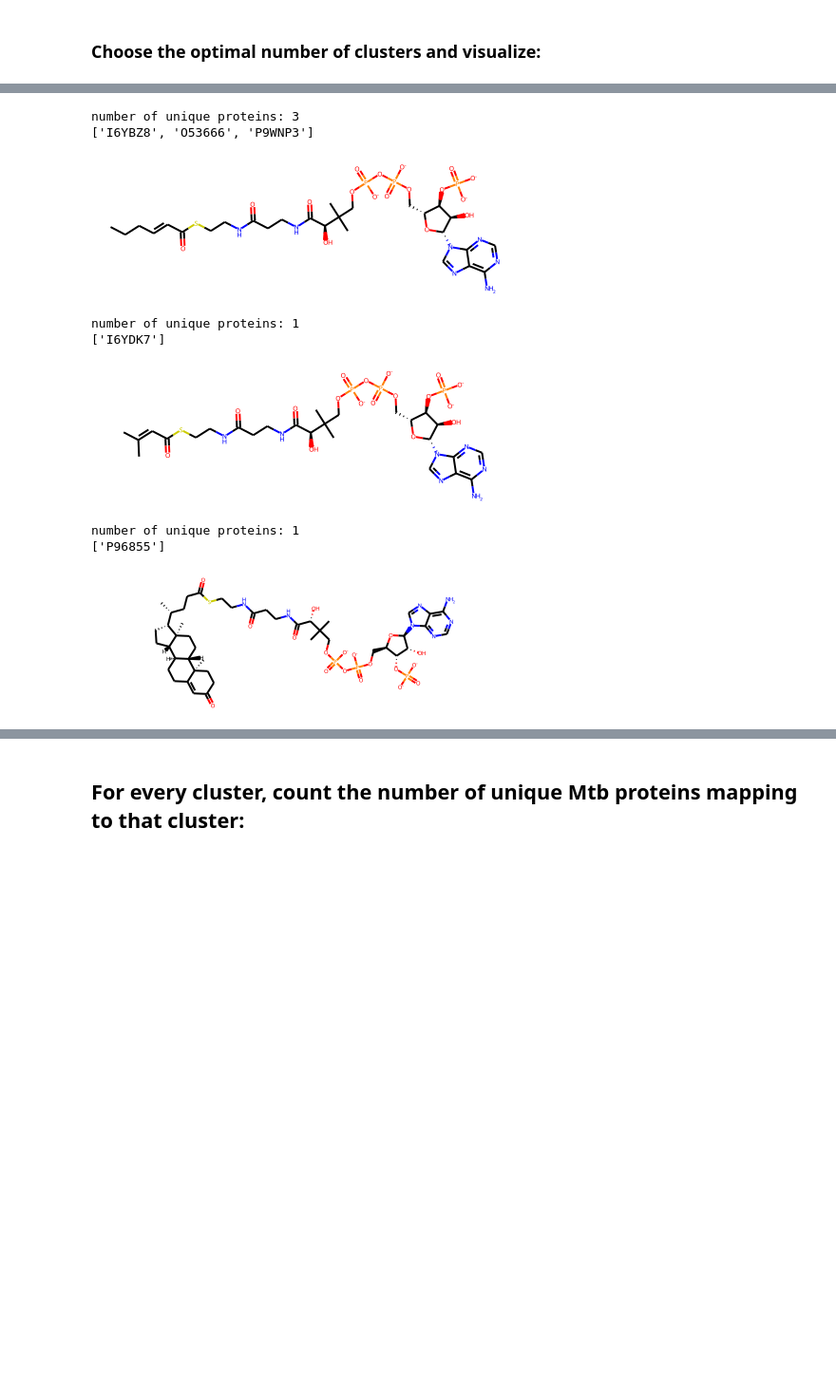
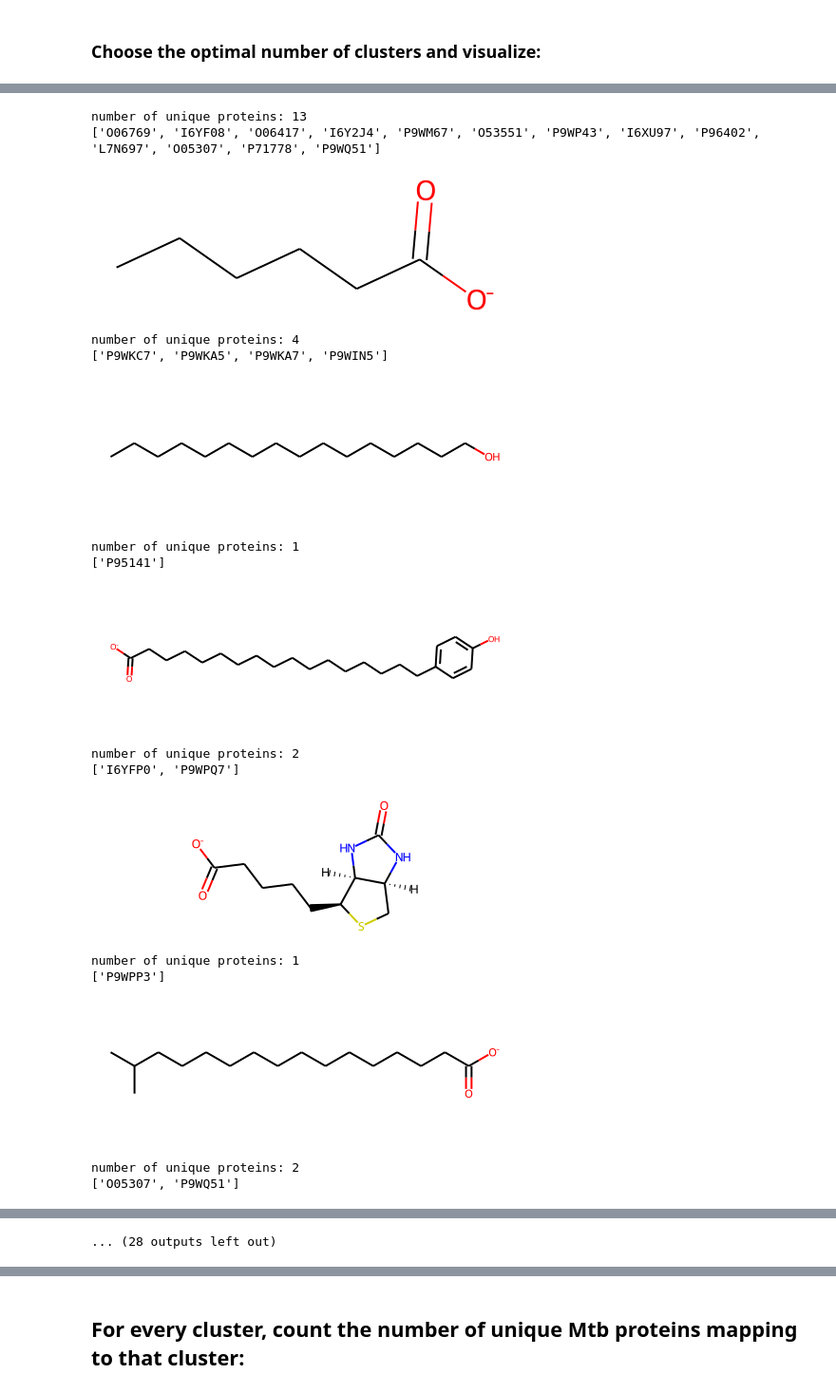
Before and after one commit to ajinich/mtb_tn_db, a Jupyter notebook: ml-standardised_data/smiles_clustering_vis.ipynb, the cells around one changed output, grey strips where cells are left out. Shown: that part at 95% size. Drawn from its saved outputs; the diff is of its cells as text; code cells hidden in the pictures; blank space fills up the shorter version.

```diff
--- a/ml-standardised_data/smiles_clustering_vis.ipynb
+++ b/ml-standardised_data/smiles_clustering_vis.ipynb
@@ -147,7 +146,8 @@ array(['A0A089QRB9', 'I6XD69', 'I6YG46', 'O06334', 'O06335', 'O50408',
 # %%
 h_id = 'CHEBI_15378'
 h2o_id = 'CHEBI_15377'
-list_unwanted_mols = [h_id, h2o_id]
+sh = 'CHEBI_29919'
+list_unwanted_mols = [h_id, h2o_id, sh]
 # %%
 df_UP_rhea_chebi_smiles = df_UP_rhea_chebi_smiles[~df_UP_rhea_chebi_smiles.ChEBI.isin(list_unwanted_mols)]
 df_UP_rhea_chebi_smiles.reset_index(inplace=True, drop=True)
@@ -272,7 +288,7 @@ wcss_plot + silhouette_plot.opts(shared_axes = False)
 seed = 43
 np.random.seed(seed)
 
-num_clus = 29
+num_clus = 27
 clustering = KMeans(n_clusters = num_clus, random_state= seed).fit(data)
 cluster_labels = clustering.labels_
 
@@ -280,23 +305,31 @@ df_mols_uniq['cluster_labels'] = cluster_labels
 # %%
-clus_num = 1
+clus_num = 6
 df_clus = df_mols_uniq[df_mols_uniq.cluster_labels.values == clus_num].copy()
 # df_UP_rhea_chebi_smiles_clus = df_UP_rhea_chebi_smiles[df_UP_rhea_chebi_smiles.ChEBI.isin(df_clus.ChEBI)].copy()
-df_sample = df_clus.sample(3)
+df_sample = df_clus.sample(20)
 smi_list = df_sample.smiles.tolist()
 smi_list = list(set(smi_list))
 for smi in smi_list:
     UP_ids = df_UP_rhea_chebi_smiles[df_UP_rhea_chebi_smiles.smiles==smi].Entry.tolist()
     UP_ids_unique = list(set(UP_ids))
     print('number of unique proteins:', len(UP_ids_unique))
     print(UP_ids_unique)
     display(Chem.MolFromSmiles(smi))
 # %% [output]
-number of unique proteins: 3
-['I6YBZ8', 'O53666', 'P9WNP3']
+number of unique proteins: 13
+['O06769', 'I6YF08', 'O06417', 'I6Y2J4', 'P9WM67', 'O53551', 'P9WP43', 'I6XU97', 'P96402', 'L7N697', 'O05307', 'P71778', 'P9WQ51']
-[figure, old version]
+[figure, new version]
-number of unique proteins: 1
-['I6YDK7']
+number of unique proteins: 4
+['P9WKC7', 'P9WKA5', 'P9WKA7', 'P9WIN5']
-[figure, old version]
+[figure, new version]
 number of unique proteins: 1
-['P96855']
+['P95141']
-[figure, old version]
+[figure, new version]
+number of unique proteins: 2
+['I6YFP0', 'P9WPQ7']
+[figure, added]
+number of unique proteins: 1
+['P9WPP3']
+[figure, added]
+number of unique proteins: 2
+['O05307', 'P9WQ51']
@@ -302,0 +337 @@ number of unique proteins: 1
+... (28 outputs left out)
```
Also changed, not shown: parts of 19 cells of this notebook, 4 other files.
